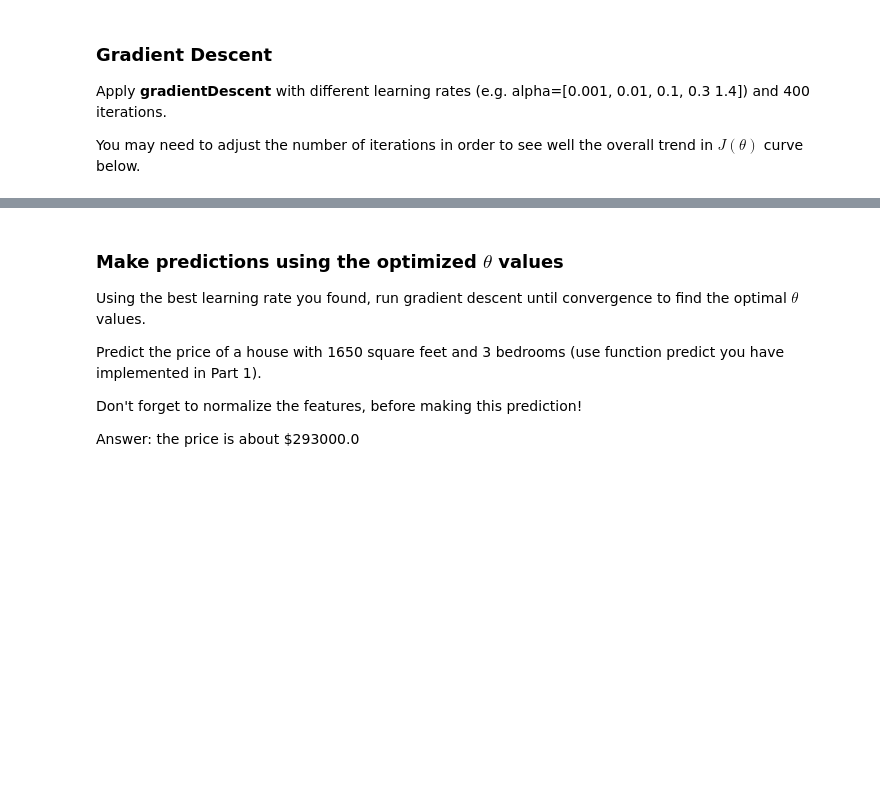
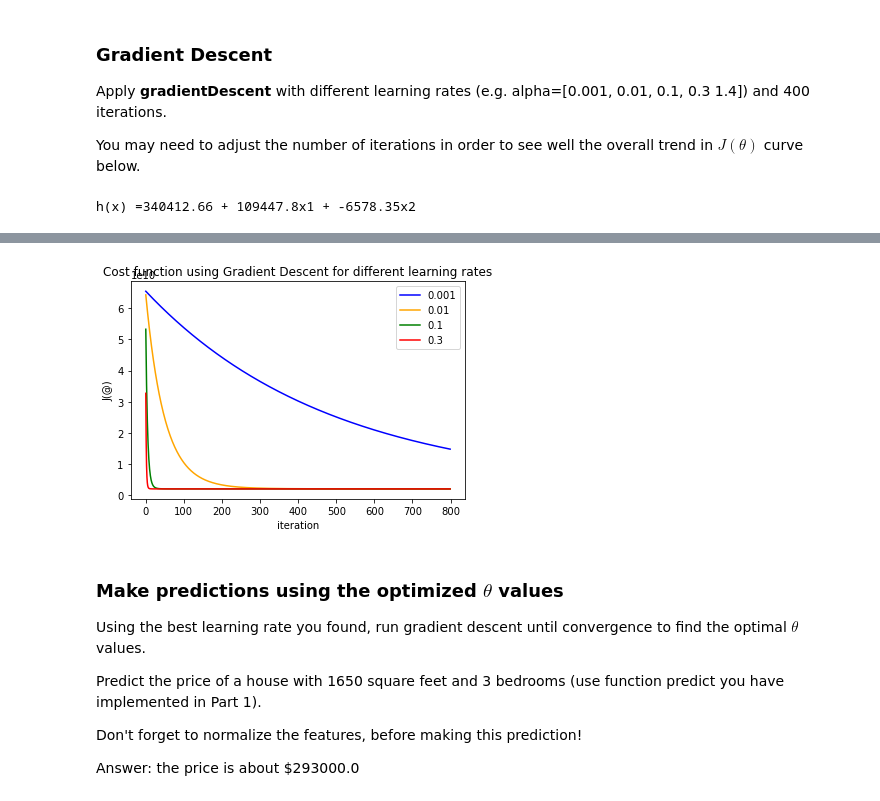
Before and after one commit to renanaferreira/FAA-repository, a Jupyter notebook: 02-Linear-Regression/ML_LinReg.ipynb, the cells around one changed output, grey strips where cells are left out. Saved outputs shown, nothing was run; the diff lists cells and outputs as text; code cells hidden in the pictures; blank space fills up the shorter version.

```diff
--- a/02-Linear-Regression/ML_LinReg.ipynb
+++ b/02-Linear-Regression/ML_LinReg.ipynb
@@ -132,22 +126,21 @@ def gradientDescent(X,y,theta,alpha,num_iters):
 
      Return: theta and the list of the cost of theta (J_history) during each iteration
     """
-    #TODO ver isto
     m=len(y)
     J_history=[]
 
     for i in range(num_iters):
         h = np.dot(X,theta)
         #Vectorized way to compute all gradients simultaneously
-        grad = np.dot(X.transpose(),(h-y))
+        grad = (1/m)*(np.dot(X.transpose(),(h-y)))
         #update
-        theta= theta - alpha*(grad)
+        theta= theta - alpha*grad
         J_history.append(computeCost(X,y,theta))
 
     return theta, J_history
 # %% [markdown]
 Run  **gradientDescent** with learning rate alpha= 0.01 and 1500 iterations and get the final parameters $\theta_0$ = -3.630, $\theta_1$=1.166.
 # %%
-theta,J_history = gradientDescent(X,y,theta,0.01,1500)
-print("h(x) ="+str(round(theta[0,0],2))+" + "+str(round(theta[1,0],2))+"x1")
+theta,J_history = gradientDescent(X,y,initial_theta,0.01,1500)
+print("h(x) ="+str(round(theta[0,0],3))+" + "+str(round(theta[1,0],3))+"x1")
 # %% [output]
@@ -295,21 +321,19 @@ def featureNormalization(X):
 Extract from data2 the features in X2 and the output in y2. If rank 1, reshape them to have 2 dimensions.
 # %%
 data_n2=data2.values
-n = data_n2.shape[1]
+n = data_n2.shape[1] - 1
 m = data_n2.shape[0]
-X2 = data_n2[:, 0:2].reshape((m,n-1))
-y2= data_n2[:, 2].reshape((m,1))
+X2 = data_n2[:, 0:n].reshape((m,n))
+y2= data_n2[:, n].reshape((m,1))
 
 #Run featureNormalization to normalize X2, store the means and stds.
 X2, mean_X2, std_X2 = featureNormalization(X2)
 
 #After normalizing the features add an extra column of 1's corresponding to x0 = 1.
-
-X2=np.append(np.ones([m,1]),X2).reshape([m,n])
-
+X2 = np.append(np.ones((m,1)), X2, axis=1).reshape((m,n+1))
 
 #Inicialize the vector of model parameters theta2 = 0.
-theta2= np.zeros([n,1])
+initial_theta2= np.zeros((n+1,1))
 # %% [markdown]
 ### Compute Cost $J(\theta)$
 In the previous (univariate) problem you have implemented the functions **computeCost** and **gradientDescent** in a vectorized way, therefore they will work for linear regression with any number of features.
@@ -327,9 +353,10 @@ Apply **gradientDescent** with different learning rates (e.g. alpha=[0.001, 0.01
 You may need to adjust the number of iterations in order to see well the overall trend in $J(\theta)$ curve below.
 # %%
 #Inicialize theta2 = 0
-theta2= np.zeros([3,1])
-theta2, J_history2 = gradientDescent(X2,y2,theta2,1.4,400)
+theta2, J_history2 = gradientDescent(X2,y2,initial_theta2,0.3,800)
 print("h(x) ="+str(round(theta2[0,0],2))+" + "+str(round(theta2[1,0],2))+"x1 + "+str(round(theta2[2,0],2))+"x2")
+# %% [output]
+h(x) =340412.66 + 109447.8x1 + -6578.35x2
 # %% [markdown]
 ### Visualising the Cost Function $J(\theta)$
 
@@ -346,3 +371,19 @@ plt.plot(?)
+# %%
+plt.title("Cost function using Gradient Descent for different learning rates")
+plt.ylabel("J(@)")
+plt.xlabel("iteration")
+alpha=[0.001, 0.01, 0.1, 0.3]
+colors=["blue","orange","green","red"]
+legends = []
+for a in alpha:
+    color = colors[alpha.index(a)]
+    legends.append(a)
+    theta2, J_history = gradientDescent(X2,y2,initial_theta2,a,800)
+    plt.plot(range(len(J_history)), J_history, c=color)
+plt.legend(legends)
+plt.show()
+# %% [output]
+[figure, added]
 # %% [markdown]
 ### Make predictions using the optimized $\theta$ values
 
```
Also changed, not shown: parts of 13 cells of this notebook, 1 other file.
